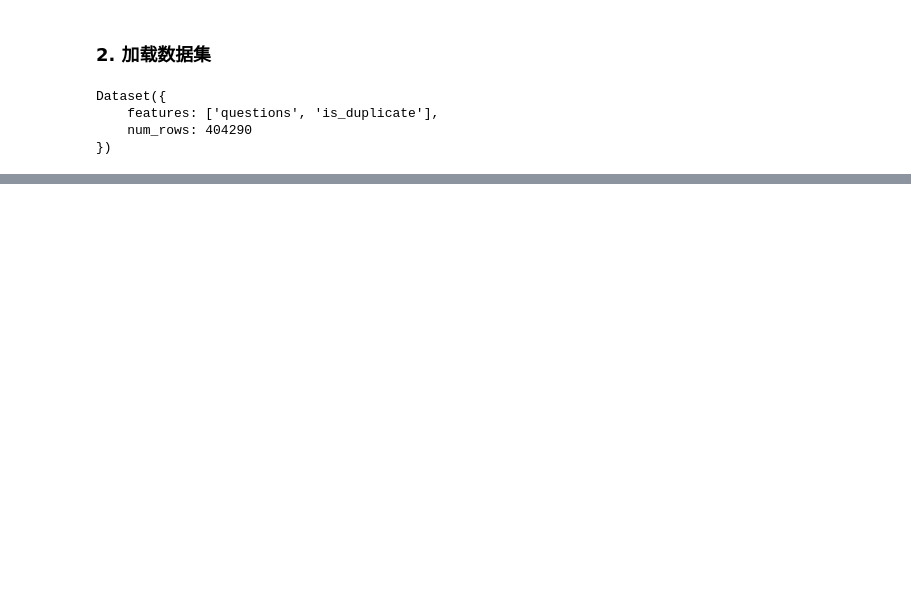
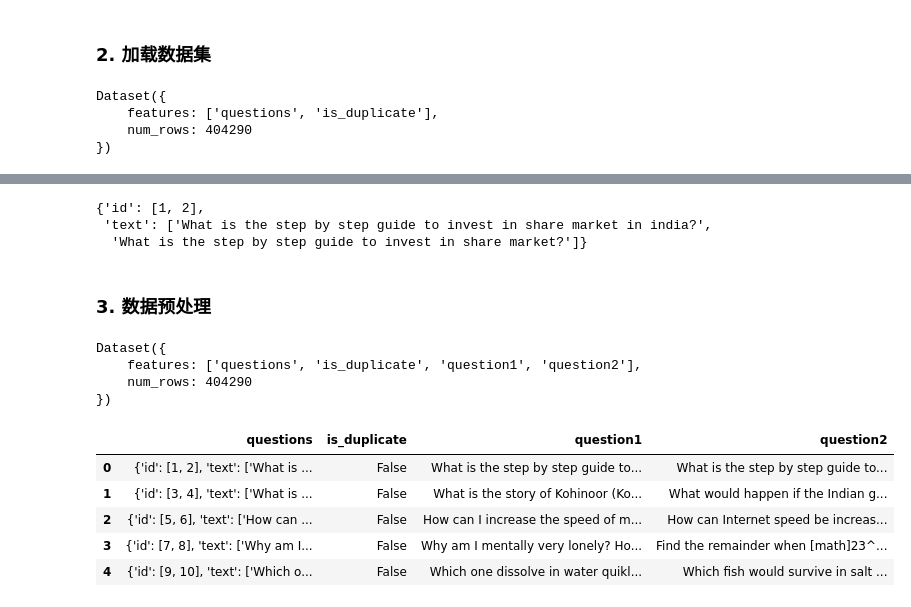
Before and after one commit to Althealam/Natural-Language-Processing, a Jupyter notebook: quora_question_pairs/nlp-quora-question-pairs.ipynb, the cells around one changed output, grey strips where cells are left out. Cells and saved outputs as stored; diff of their text form; code cells hidden in the pictures; blank space fills up the shorter version.

```diff
--- a/quora_question_pairs/nlp-quora-question-pairs.ipynb
+++ b/quora_question_pairs/nlp-quora-question-pairs.ipynb
@@ -27,0 +125,38 @@ dataset_df=pd.DataFrame(dataset)
+# %%
+dataset_df['questions'][0]
+# %% [output]
+{'id': [1, 2],
+ 'text': ['What is the step by step guide to invest in share market in india?',
+  'What is the step by step guide to invest in share market?']}
+# %% [markdown]
+### 3. 数据预处理
+# %%
+# 提取问题对和标签
+def extract_questions_and_labels(examples):
+    questions = examples['questions']
+    return {
+        'question1': questions['text'][0],  # 获取第一个问题文本
+        'question2': questions['text'][1],  # 获取第二个问题文本
+        'is_duplicate': examples['is_duplicate']  # 复制标签
+    }
+# %%
+# 使用 map 函数转换数据集
+dataset = dataset.map(extract_questions_and_labels)
+# %%
+dataset
+# %% [output]
+Dataset({
+    features: ['questions', 'is_duplicate', 'question1', 'question2'],
+    num_rows: 404290
+})
+# %%
+dataset_df=pd.DataFrame(dataset)
+# %%
+dataset_df.head()
+# %% [output]
+|  | questions | is_duplicate | question1 | question2 |
+| 0 | {'id': [1, 2], 'text': ['What is ... | False | What is the step by step guide to... | What is the step by step guide to... |
+| 1 | {'id': [3, 4], 'text': ['What is ... | False | What is the story of Kohinoor (Ko... | What would happen if the Indian g... |
+| 2 | {'id': [5, 6], 'text': ['How can ... | False | How can I increase the speed of m... | How can Internet speed be increas... |
+| 3 | {'id': [7, 8], 'text': ['Why am I... | False | Why am I mentally very lonely? Ho... | Find the remainder when [math]23^... |
+| 4 | {'id': [9, 10], 'text': ['Which o... | False | Which one dissolve in water quikl... | Which fish would survive in salt ... |
```
Also changed, not shown: parts of 21 cells of this notebook.
